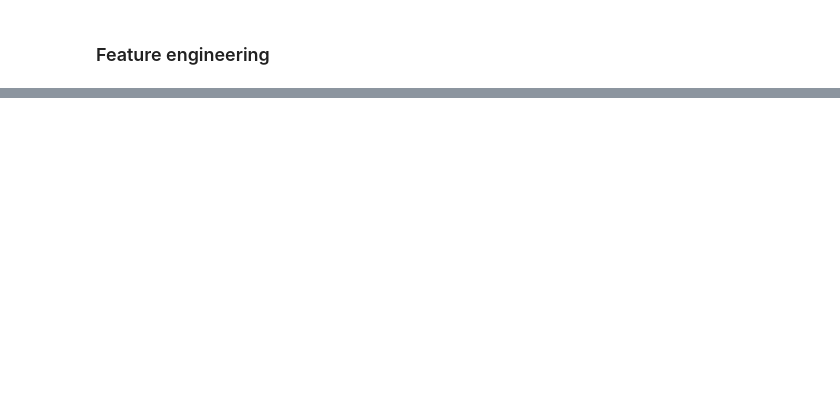
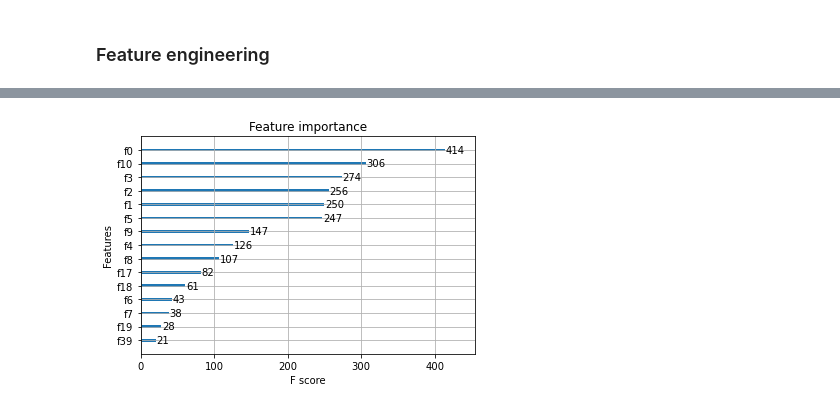
Before and after one commit to jhodgens17/nfl-run-or-pass, a Jupyter notebook: NFL Notebook.ipynb, the cells around one changed output, grey strips where cells are left out. Cells and saved outputs as stored; diff of their text form; code cells hidden in the pictures; blank space fills up the shorter version.

```diff
--- a/NFL Notebook.ipynb
+++ b/NFL Notebook.ipynb
@@ -599,0 +707,8 @@ scores
+# %%
+import matplotlib.pylab as plt
+from matplotlib import pyplot
+from xgboost import plot_importance
+plot_importance(BestModel, max_num_features=15) # top 10 most important features
+plt.show()
+# %% [output]
+[figure, added]
```
Also changed, not shown: parts of 60 cells of this notebook.
